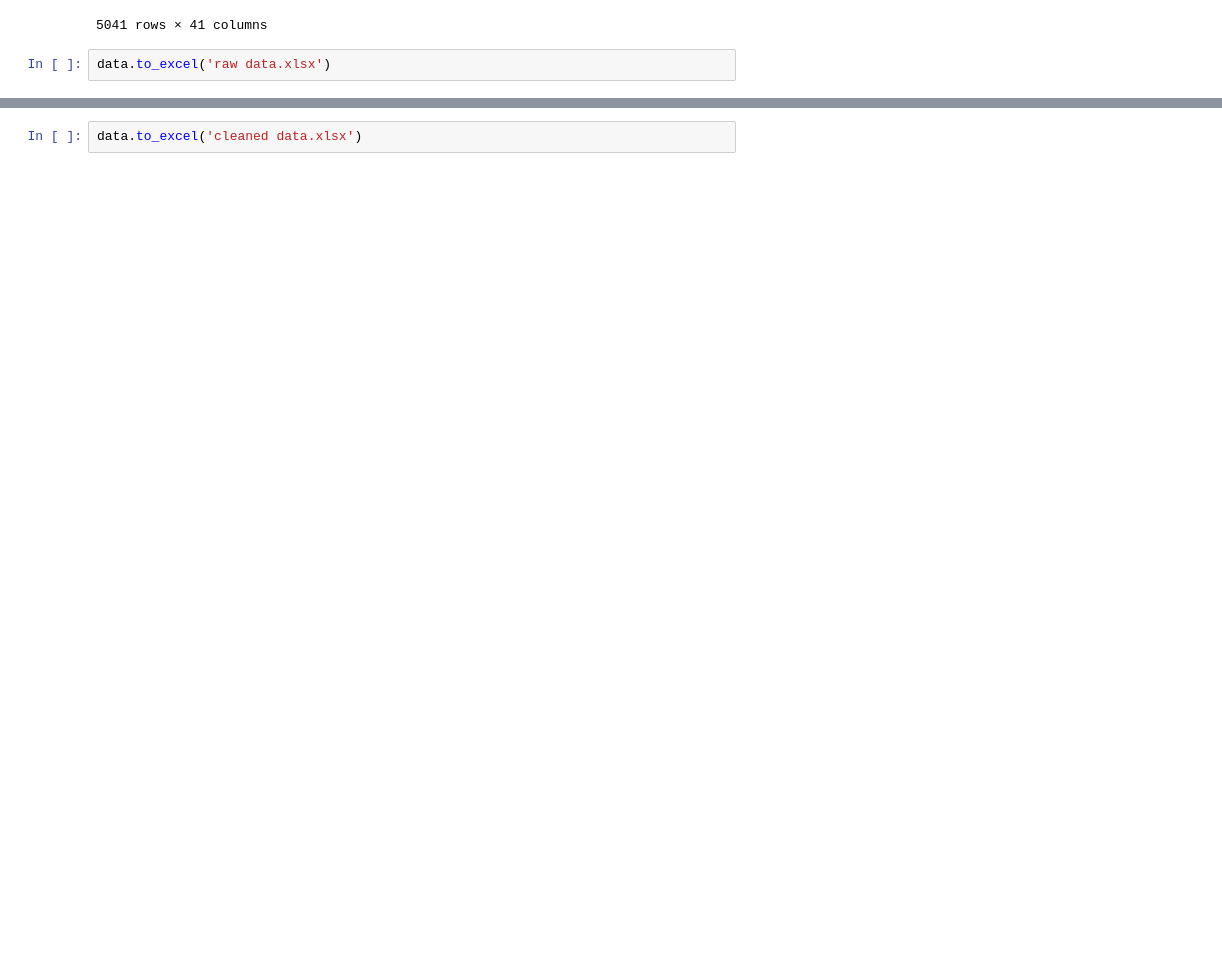
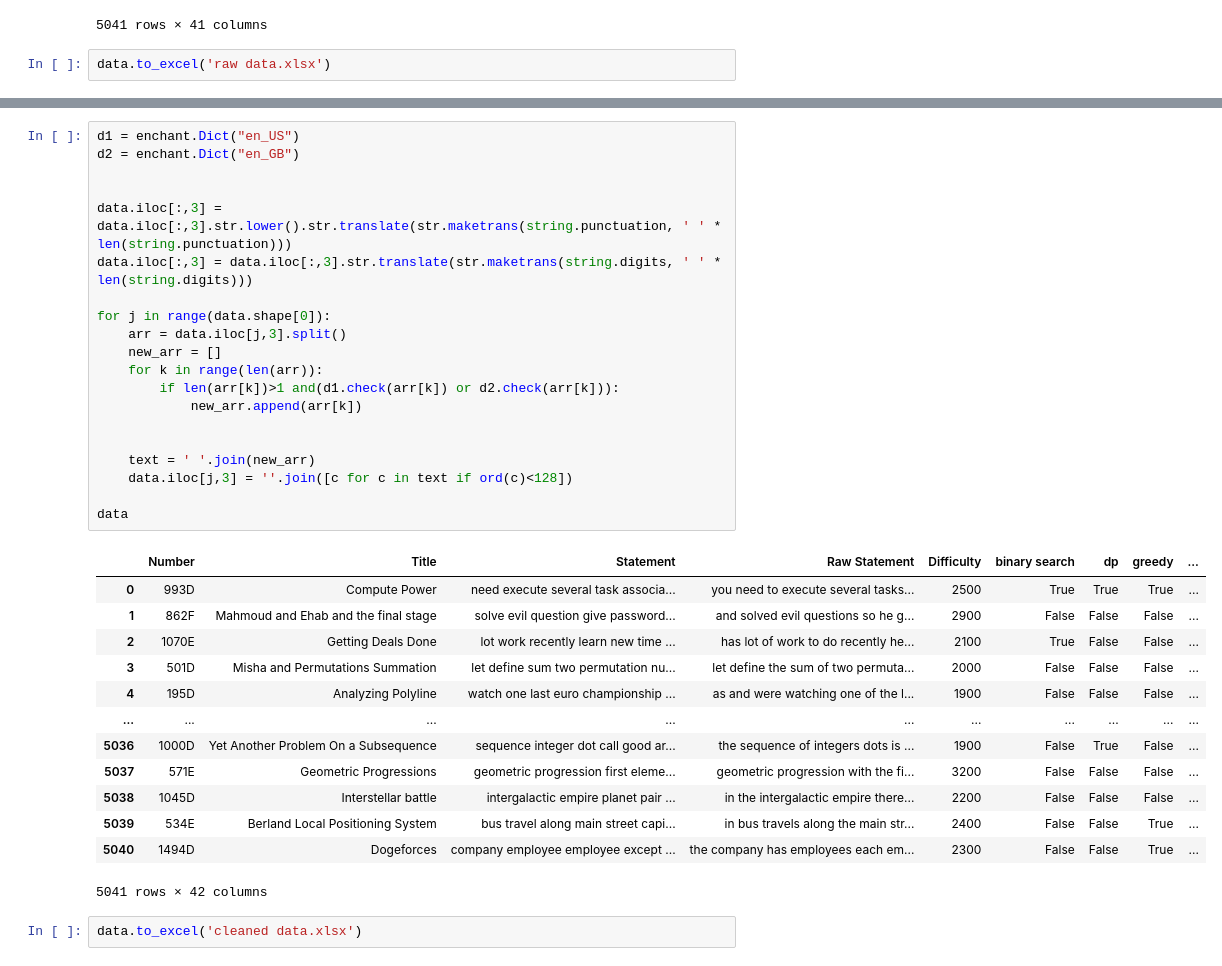
Before and after one commit to helloworld-world/CS5131-Project, a Jupyter notebook: Data Cleaning.ipynb, the cells around one changed output, grey strips where cells are left out. Saved outputs shown, nothing was run; the diff lists cells and outputs as text; blank space fills up the shorter version.

```diff
--- a/Data Cleaning.ipynb
+++ b/Data Cleaning.ipynb
@@ -124,2 +171,36 @@ data
+# %%
+d1 = enchant.Dict("en_US")
+d2 = enchant.Dict("en_GB")
+
+
+data.iloc[:,3] = data.iloc[:,3].str.lower().str.translate(str.maketrans(string.punctuation, ' ' * len(string.punctuation)))
+data.iloc[:,3] = data.iloc[:,3].str.translate(str.maketrans(string.digits, ' ' * len(string.digits)))
+
+for j in range(data.shape[0]):
+    arr = data.iloc[j,3].split()
+    new_arr = []
+    for k in range(len(arr)):
+        if len(arr[k])>1 and(d1.check(arr[k]) or d2.check(arr[k])):
+            new_arr.append(arr[k])
+
+
+    text = ' '.join(new_arr)
+    data.iloc[j,3] = ''.join([c for c in text if ord(c)<128])
+
+data
+# %% [output]
+|  | Number | Title | Statement | Raw Statement | Difficulty | binary search | dp | greedy | ... |
+| 0 | 993D | Compute Power | need execute several task associa... | you need to execute several tasks... | 2500 | True | True | True | ... |
+| 1 | 862F | Mahmoud and Ehab and the final stage | solve evil question give password... | and solved evil questions so he g... | 2900 | False | False | False | ... |
+| 2 | 1070E | Getting Deals Done | lot work recently learn new time ... | has lot of work to do recently he... | 2100 | True | False | False | ... |
+| 3 | 501D | Misha and Permutations Summation | let define sum two permutation nu... | let define the sum of two permuta... | 2000 | False | False | False | ... |
+| 4 | 195D | Analyzing Polyline | watch one last euro championship ... | as and were watching one of the l... | 1900 | False | False | False | ... |
+| ... | ... | ... | ... | ... | ... | ... | ... | ... | ... |
+| 5036 | 1000D | Yet Another Problem On a Subsequence | sequence integer dot call good ar... | the sequence of integers dots is ... | 1900 | False | True | False | ... |
+| 5037 | 571E | Geometric Progressions | geometric progression first eleme... | geometric progression with the fi... | 3200 | False | False | False | ... |
+| 5038 | 1045D | Interstellar battle | intergalactic empire planet pair ... | in the intergalactic empire there... | 2200 | False | False | False | ... |
+| 5039 | 534E | Berland Local Positioning System | bus travel along main street capi... | in bus travels along the main str... | 2400 | False | False | True | ... |
+| 5040 | 1494D | Dogeforces | company employee employee except ... | the company has employees each em... | 2300 | False | False | True | ... |
+5041 rows × 42 columns
 # %%
 data.to_excel('cleaned data.xlsx')
```
Also changed, not shown: parts of 7 cells of this notebook.
